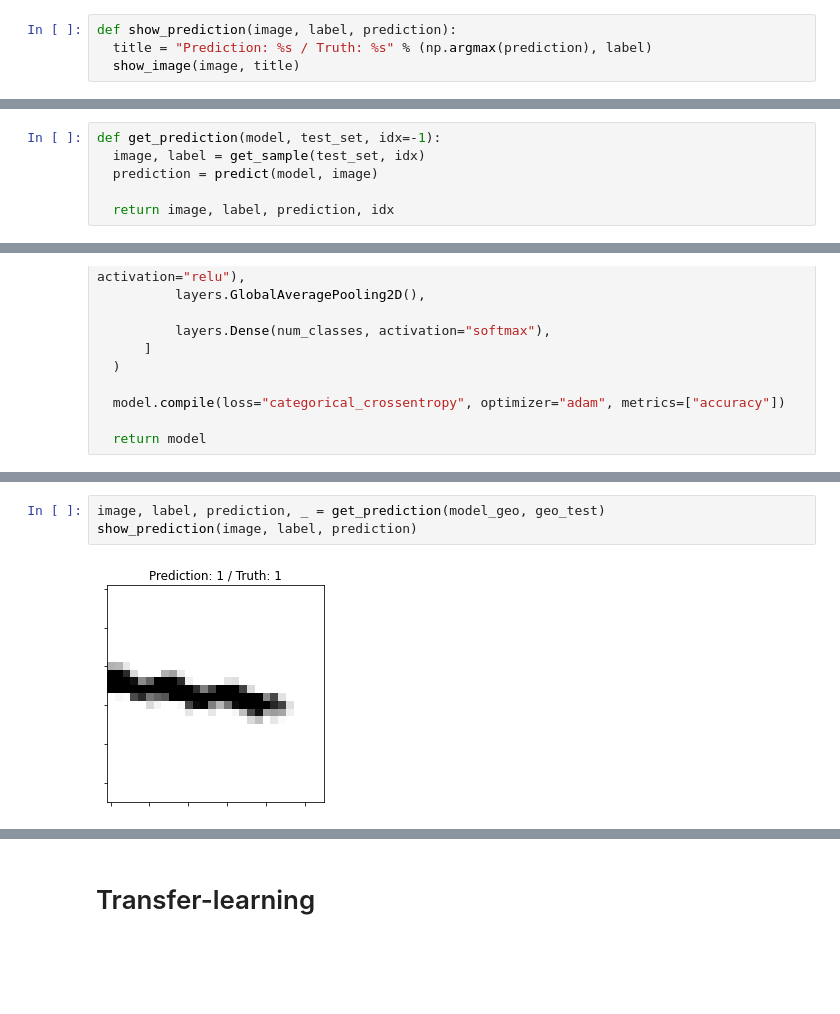
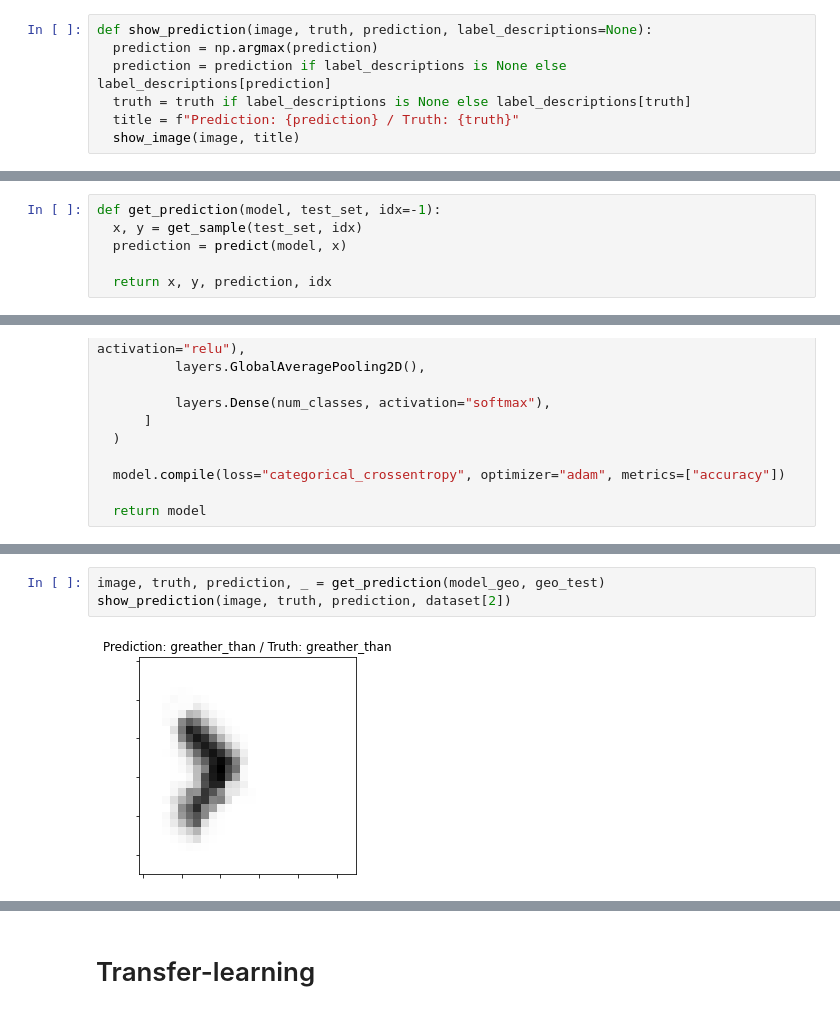
Before and after one commit to fsilvestrim/thesis, a Jupyter notebook: Geo_Cam.ipynb, the cells around one changed output, grey strips where cells are left out. Drawn from its saved outputs; the diff is of its cells as text; blank space fills up the shorter version.

```diff
--- a/Geo_Cam.ipynb
+++ b/Geo_Cam.ipynb
@@ -54,10 +54,13 @@ def show_image(image, title=None):
   if title is not None:
     plt.title(title)
   plt.show()
-# %%
-def show_prediction(image, label, prediction):
-  title = "Prediction: %s / Truth: %s" % (np.argmax(prediction), label)
-  show_image(image, title)
+# %%
+def show_prediction(image, truth, prediction, label_descriptions=None):
+  prediction = np.argmax(prediction)
+  prediction = prediction if label_descriptions is None else label_descriptions[prediction]
+  truth = truth if label_descriptions is None else label_descriptions[truth]
+  title = f"Prediction: {prediction} / Truth: {truth}"
+  show_image(image, title)
 # %%
 def get_heatmap(cam, size, resize=True):
   heatmap = cam / np.max(cam)
@@ -136,10 +139,10 @@ def predict(model, image):
   return model.predict(np.expand_dims(image, 0))
 # %%
 def get_prediction(model, test_set, idx=-1):
-  image, label = get_sample(test_set, idx)
-  prediction = predict(model, image)
+  x, y = get_sample(test_set, idx)
+  prediction = predict(model, x)
 
-  return image, label, prediction, idx
+  return x, y, prediction, idx
 # %%
 def format_dataset(num_classes, train, test):
   (x_train, y_train), (x_test, y_test) = train, test
@@ -323,5 +332,5 @@ _________________________________________________________________
 # %%
-image, label, prediction, _ = get_prediction(model_geo, geo_test)
-show_prediction(image, label, prediction)
+image, truth, prediction, _ = get_prediction(model_geo, geo_test)
+show_prediction(image, truth, prediction, dataset[2])
 # %% [output]
-[figure, old version]
+[figure, new version]
```
Also changed, not shown: parts of 11 cells of this notebook.
